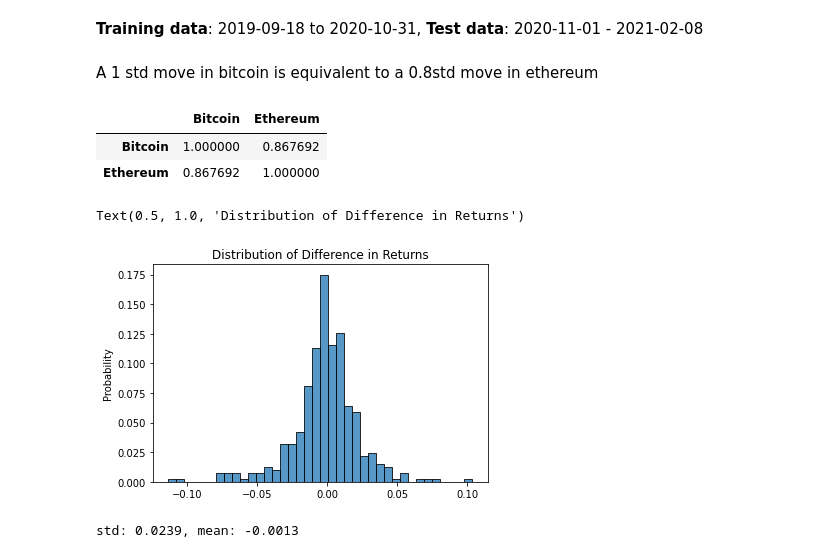
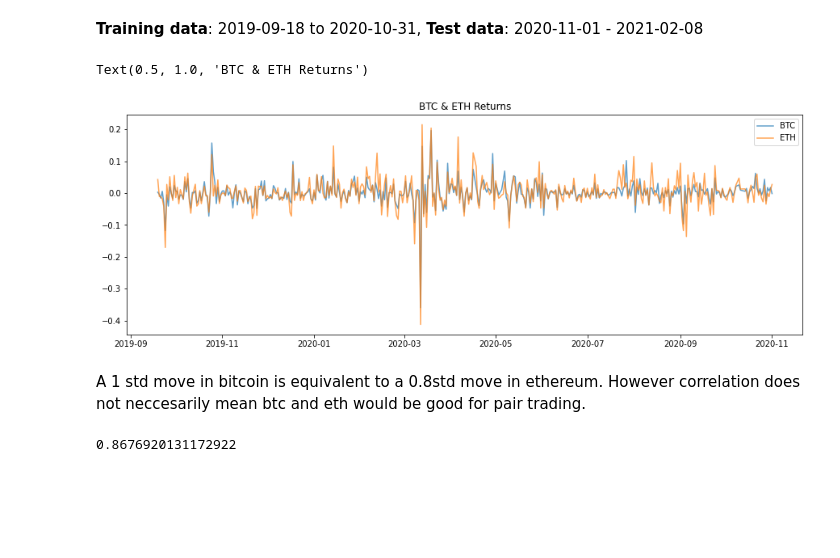
Before and after one commit to iceokoli/CryptoPairTrading-BackTest, a Jupyter notebook: EDA - Correlation between BTC and ETH.ipynb, the cells around one changed output. Drawn from its saved outputs; the diff is of its cells as text; code cells hidden in the pictures; blank space fills up the shorter version.

```diff
--- a/EDA - Correlation between BTC and ETH.ipynb
+++ b/EDA - Correlation between BTC and ETH.ipynb
@@ -39,26 +39,23 @@ data['Ethereum'].head()
 # %% [markdown]
 **Training data**: 2019-09-18 to 2020-10-31, **Test data**: 2020-11-01 - 2021-02-08
 # %%
-btc_returns = data['Bitcoin'][:'2020-11-01'].Close.pct_change()
-btc_returns.name = 'Bitcoin'
-eth_returns = data['Ethereum'][:'2020-11-01'].Close.pct_change()
-eth_returns.name= 'Ethereum'
-diff = btc_returns - eth_returns
+btc, eth = data['Bitcoin'][:'2020-11-01'].Close, data['Ethereum'][:'2020-11-01'].Close
+btc.name, eth.name = 'Bitcoin', 'Ethereum'
+# %%
+btc_returns = btc.pct_change()
+eth_returns = eth.pct_change()
+# %%
+plt.figure(figsize=(15,5))
+plt.plot(btc_returns, label='BTC', alpha=0.7)
+plt.plot(eth_returns, label='ETH', alpha=0.7)
+plt.legend()
+plt.title('BTC & ETH Returns')
+# %% [output]
+Text(0.5, 1.0, 'BTC & ETH Returns')
+[figure, added]
 # %% [markdown]
-A 1 std move in bitcoin is equivalent to a 0.8std move in ethereum
+A 1 std move in bitcoin is equivalent to a 0.8std move in ethereum. However correlation does not neccesarily mean btc and eth would be good for pair trading.
 # %%
-pd.concat([btc_returns,eth_returns], axis=1).corr()
+pd.concat([btc_returns,eth_returns], axis=1).corr().loc['Bitcoin','Ethereum']
 # %% [output]
-|  | Bitcoin | Ethereum |
-| Bitcoin | 1.000000 | 0.867692 |
-| Ethereum | 0.867692 | 1.000000 |
+0.8676920131172922
-# %%
-sns.histplot(diff, stat='probability')
-plt.title('Distribution of Difference in Returns')
-# %% [output]
-Text(0.5, 1.0, 'Distribution of Difference in Returns')
-[figure, removed]
-# %%
-print('std: {:.4f}, mean: {:.4f}'.format(diff.std(), diff.mean()))
-# %% [output]
-std: 0.0239, mean: -0.0013
```
Also changed, not shown: parts of 6 cells of this notebook, 13 other files.
